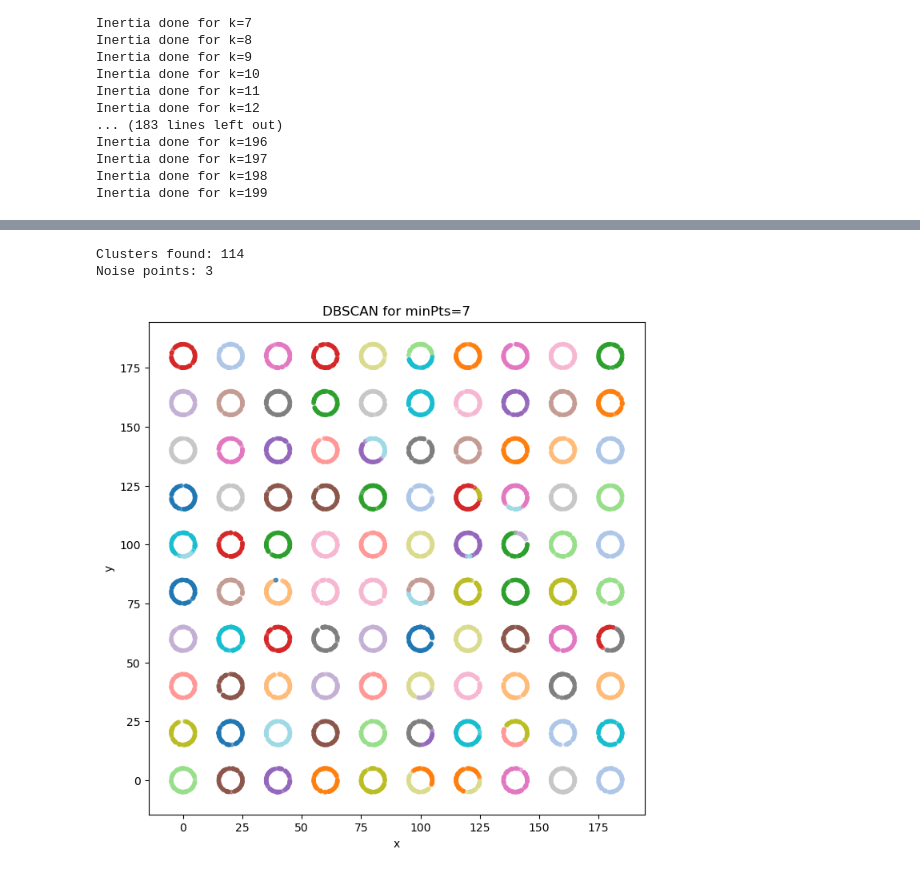
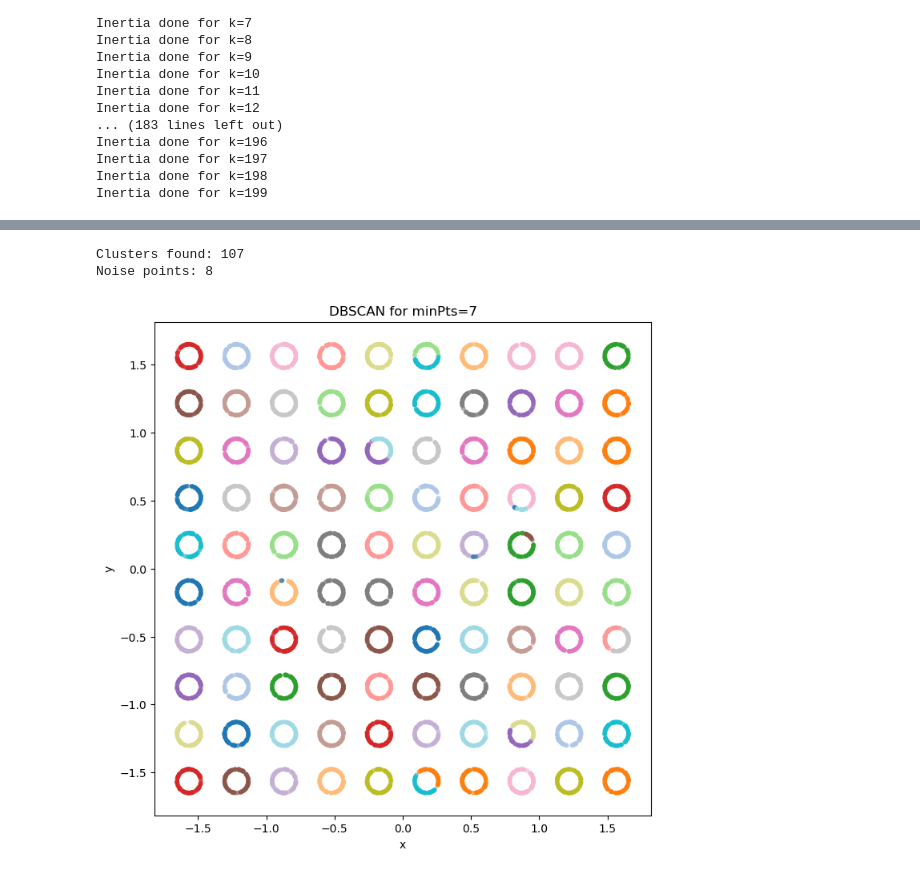
Before and after one commit to vatslgoswami/IML_A2, a Jupyter notebook: clustering.ipynb, the cells around one changed output, grey strips where cells are left out. Cells and saved outputs as stored; diff of their text form; code cells hidden in the pictures.

```diff
--- a/clustering.ipynb
+++ b/clustering.ipynb
@@ -174,7 +249,7 @@ plt.show()
 # %%
 inertias = []
 for k in range(1, 200):
-    centers, labels, objectives = k_means(df[['x','y']], k=k)
+    centers, labels, objectives = k_means(X, k=k)
     inertias.append(objectives[-1])
     print(f"Inertia done for k={k}")
 # %% [output]
@@ -209,10 +290,8 @@ plt.show()
 #Choose k = 30 and max_iter = 30 based on graphs above
 k = 30
 max_iter = 30
-centers, labels_kmeans, objectives = k_means(df[['x','y']], k=k, max_iter = max_iter)
+centers, labels_kmeans, objectives = k_means(X, k=k, max_iter = max_iter)
 # %%
-X = df[['x','y']].to_numpy()
-
 plt.figure(figsize=(8,8))
 
 # Scatter plot colored by cluster labels
@@ -328,31 +456,31 @@ Silhouette Score for minPts=8: 0.5287497876476058
 # %%
-minpts = 7
-eps = 1.75
-labels_dbscan = dbscan(X, minPts=minpts, eps=eps)
+minpts = 8
+eps = 0.034
+labels_dbscan_new = dbscan(X, minPts=minpts, eps=eps)
 
 # unique labels
-unique_labels = np.unique(labels)
+unique_labels = np.unique(labels_dbscan_new)
 
 # exclude noise (-1)
 n_clusters = len(unique_labels[unique_labels != -1])
-n_noise = np.sum(labels == -1)
+n_noise = np.sum(labels_dbscan== -1)
 
 print("Clusters found:", n_clusters)
 print("Noise points:", n_noise)
 # %% [output]
-Clusters found: 114
-Noise points: 3
+Clusters found: 107
+Noise points: 8
 # %%
 plt.figure(figsize=(8,8))
 
 # Scatter plot colored by cluster labels
-plt.scatter(X[:,0], X[:,1], c=labels, cmap='tab20', s=10, alpha=0.6)
+plt.scatter(X[:,0], X[:,1], c=labels_dbscan_new, cmap='tab20', s=10, alpha=0.6)
 
 plt.title(f"DBSCAN for minPts=7")
 plt.xlabel("x")
 plt.ylabel("y")
 plt.show()
 # %% [output]
-[figure, old version]
+[figure, new version]
 # %%
 # Get noise points (labels == -1)
```
Also changed, not shown: parts of 60 cells of this notebook.
